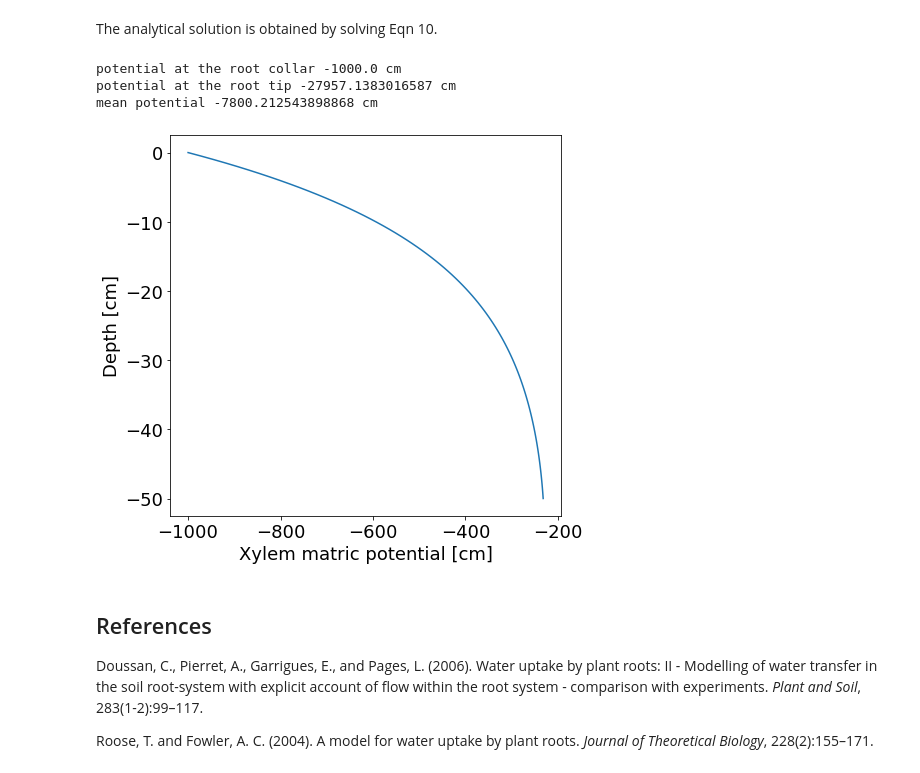
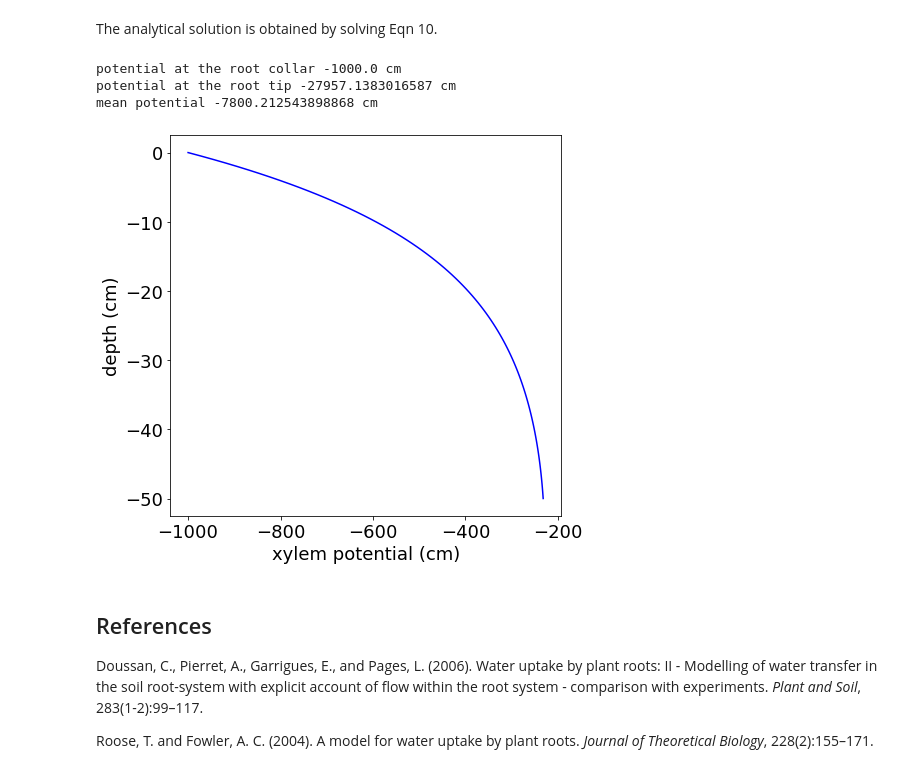
Before and after one commit to RSA-benchmarks/collaborative-comparison, a Jupyter notebook: M3 Water flow in roots/M3.1 Single root/M3.1 Benchmark problem.ipynb, the cells around one changed output. Cells and saved outputs as stored; diff of their text form; code cells hidden in the pictures.

```diff
--- a/M3 Water flow in roots/M3.1 Single root/M3.1 Benchmark problem.ipynb
+++ b/M3 Water flow in roots/M3.1 Single root/M3.1 Benchmark problem.ipynb
@@ -110,31 +112,31 @@ The analytical solution is obtained by solving Eqn 10.
 # %%
 c = 2*a*np.pi*kr/kx
 p_r = lambda z: p_s + d[0]*np.exp(np.sqrt(c)*z) + d[1]*np.exp(-np.sqrt(c)*z) # Eqn 6
 
 # Boundary conditions
 AA = np.array([[1,1], [np.sqrt(c)*np.exp(np.sqrt(c)*(-L)), -np.sqrt(c)*np.exp(-np.sqrt(c)*(-L))] ])
 bb = np.array([p0-p_s, -1])
 d = np.linalg.solve(AA, bb) # Eqn 10
 
 # Print results
 print("potential at the root collar", p_r(0), "cm")
 print("potential at the root tip", p_r(L), "cm")
 mean_p = (np.exp(-np.sqrt(c) * L) * (np.exp(np.sqrt(c) * L) - 1) * (d[0] * np.exp(np.sqrt(c) * L) + d[1])) / np.sqrt(c) + L * p_s
 print("mean potential", mean_p/L, "cm")
 
 # Plot results
 fig=plt.figure(figsize=(7, 7))
 za_ = np.linspace(0, -L, 100)
 pr = list(map(p_r, za_))
-plt.plot(pr,za_)
-plt.xlabel("Xylem matric potential [cm]")
-plt.ylabel("Depth [cm]")
+plt.plot(pr,za_,'b')
+plt.xlabel("xylem potential (cm)")
+plt.ylabel("depth (cm)")
 plt.show()
 # %% [output]
 potential at the root collar -1000.0 cm
 potential at the root tip -27957.1383016587 cm
 mean potential -7800.212543898868 cm
-[figure, old version]
+[figure, new version]
 # %% [markdown]
 ## References
 
```
Also changed, not shown: parts of 2 cells of this notebook, 17 other files.
